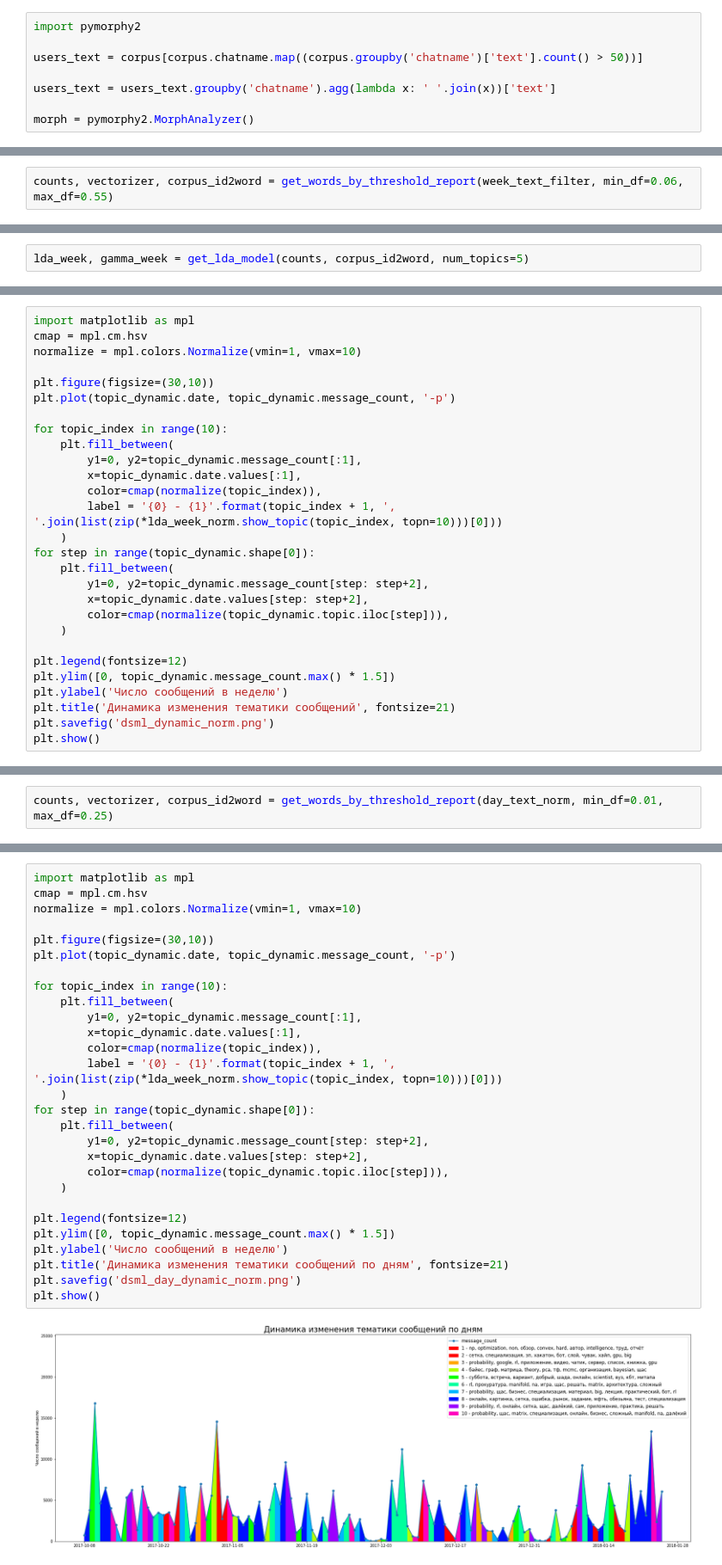
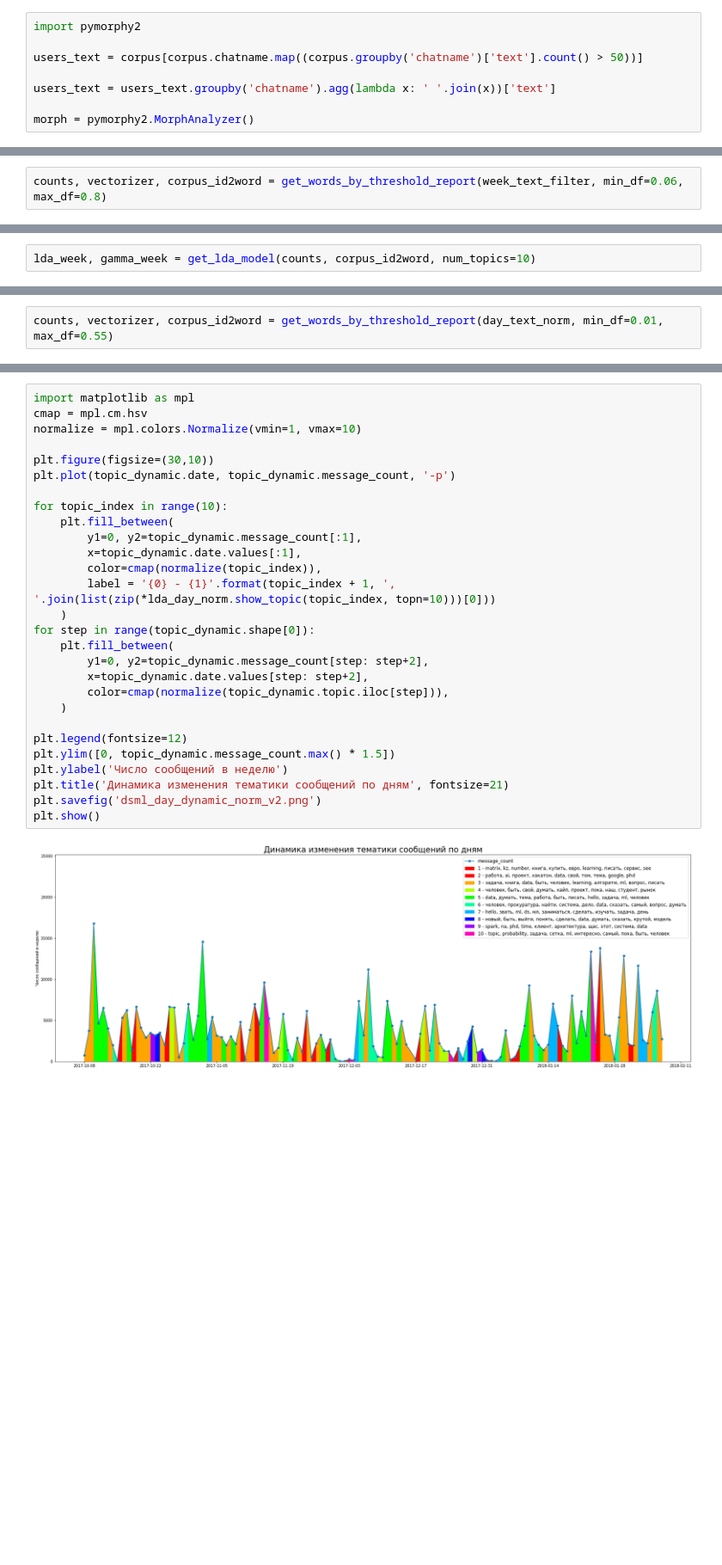
Before and after one commit to sneddy/TelegramTopicModels, a Jupyter notebook: Dsml_kz/dsml_kz.ipynb, the cells around one changed output, grey strips where cells are left out. Shown at 86% size. Saved outputs shown, nothing was run; the diff lists cells and outputs as text; blank space fills up the shorter version.

```diff
--- a/Dsml_kz/dsml_kz.ipynb
+++ b/Dsml_kz/dsml_kz.ipynb
@@ -669,4 +677,4 @@ mes_date
 Name: text, dtype: object
 # %%
-counts, vectorizer, corpus_id2word = get_words_by_threshold_report(week_text_filter, min_df=0.06, max_df=0.55)
+counts, vectorizer, corpus_id2word = get_words_by_threshold_report(week_text_filter, min_df=0.06, max_df=0.8)
 # %% [output]
@@ -680,3 +688,3 @@ counts, vectorizer, corpus_id2word = get_words_by_threshold_report(week_text_fil
 # %%
-lda_week, gamma_week = get_lda_model(counts, corpus_id2word, num_topics=5)
+lda_week, gamma_week = get_lda_model(counts, corpus_id2word, num_topics=10)
 # %% [output]
@@ -803,28 +754,0 @@ topic_dynamic.head()
-# %%
-import matplotlib as mpl
-cmap = mpl.cm.hsv
-normalize = mpl.colors.Normalize(vmin=1, vmax=10)
-
-plt.figure(figsize=(30,10))
-plt.plot(topic_dynamic.date, topic_dynamic.message_count, '-p')
-
-for topic_index in range(10):
-    plt.fill_between(
-        y1=0, y2=topic_dynamic.message_count[:1],
-        x=topic_dynamic.date.values[:1],
-        color=cmap(normalize(topic_index)),
-        label = '{0} - {1}'.format(topic_index + 1, ', '.join(list(zip(*lda_week_norm.show_topic(topic_index, topn=10)))[0]))
-    )
-for step in range(topic_dynamic.shape[0]):
-    plt.fill_between(
-        y1=0, y2=topic_dynamic.message_count[step: step+2],
-        x=topic_dynamic.date.values[step: step+2],
-        color=cmap(normalize(topic_dynamic.topic.iloc[step])),
-    )
-
-plt.legend(fontsize=12)
-plt.ylim([0, topic_dynamic.message_count.max() * 1.5])
-plt.ylabel('Число сообщений в неделю')
-plt.title('Динамика изменения тематики сообщений', fontsize=21)
-plt.savefig('dsml_dynamic_norm.png')
-plt.show()
@@ -860,5 +782,5 @@ mes_date
 2017-10-12    вкус весьма специфичный import xgbregressor kn...
 Name: text, dtype: object
 # %%
-counts, vectorizer, corpus_id2word = get_words_by_threshold_report(day_text_norm, min_df=0.01, max_df=0.25)
+counts, vectorizer, corpus_id2word = get_words_by_threshold_report(day_text_norm, min_df=0.01, max_df=0.55)
 # %% [output]
@@ -904,30 +826,30 @@ topic_dynamic.head()
 # %%
 import matplotlib as mpl
 cmap = mpl.cm.hsv
 normalize = mpl.colors.Normalize(vmin=1, vmax=10)
 
 plt.figure(figsize=(30,10))
 plt.plot(topic_dynamic.date, topic_dynamic.message_count, '-p')
 
 for topic_index in range(10):
     plt.fill_between(
         y1=0, y2=topic_dynamic.message_count[:1],
         x=topic_dynamic.date.values[:1],
         color=cmap(normalize(topic_index)),
-        label = '{0} - {1}'.format(topic_index + 1, ', '.join(list(zip(*lda_week_norm.show_topic(topic_index, topn=10)))[0]))
+        label = '{0} - {1}'.format(topic_index + 1, ', '.join(list(zip(*lda_day_norm.show_topic(topic_index, topn=10)))[0]))
     )
 for step in range(topic_dynamic.shape[0]):
     plt.fill_between(
         y1=0, y2=topic_dynamic.message_count[step: step+2],
         x=topic_dynamic.date.values[step: step+2],
         color=cmap(normalize(topic_dynamic.topic.iloc[step])),
     )
 
 plt.legend(fontsize=12)
 plt.ylim([0, topic_dynamic.message_count.max() * 1.5])
 plt.ylabel('Число сообщений в неделю')
 plt.title('Динамика изменения тематики сообщений по дням', fontsize=21)
-plt.savefig('dsml_day_dynamic_norm.png')
+plt.savefig('dsml_day_dynamic_norm_v2.png')
 plt.show()
 # %% [output]
-[figure, old version]
+[figure, new version]
```
Also changed, not shown: parts of 72 cells of this notebook, 2 other files.
